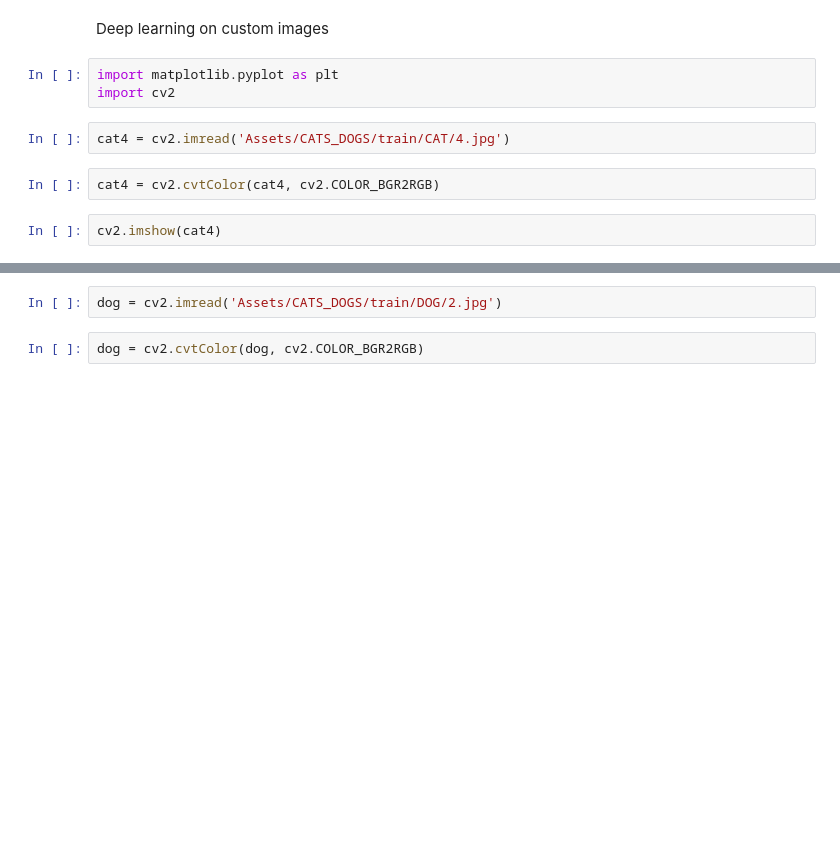
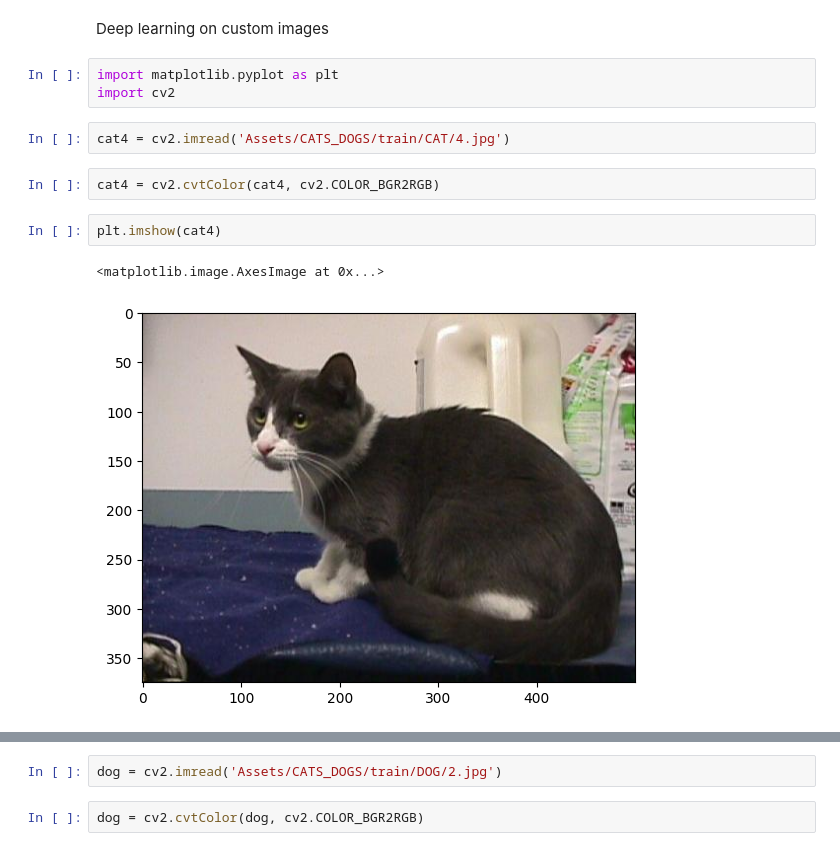
Before and after one commit to ishaanpaul98/Computer-Vision-Projects, a Jupyter notebook: Course/Deep Learning For Computer Vision/dl_custom_images.ipynb, the cells around one changed output, grey strips where cells are left out. Drawn from its saved outputs; the diff is of its cells as text; blank space fills up the shorter version.

Commit message:
Completed using deep learning on custom images

```diff
--- a/Course/Deep Learning For Computer Vision/dl_custom_images.ipynb
+++ b/Course/Deep Learning For Computer Vision/dl_custom_images.ipynb
@@ -8,6 +8,9 @@ cat4 = cv2.imread('Assets/CATS_DOGS/train/CAT/4.jpg')
 # %%
 cat4 = cv2.cvtColor(cat4, cv2.COLOR_BGR2RGB)
 # %%
-cv2.imshow(cat4)
+plt.imshow(cat4)
+# %% [output]
+<matplotlib.image.AxesImage at 0x...>
+[figure, added]
 # %%
 cat4.shape
```
Also changed, not shown: parts of 27 cells of this notebook.
